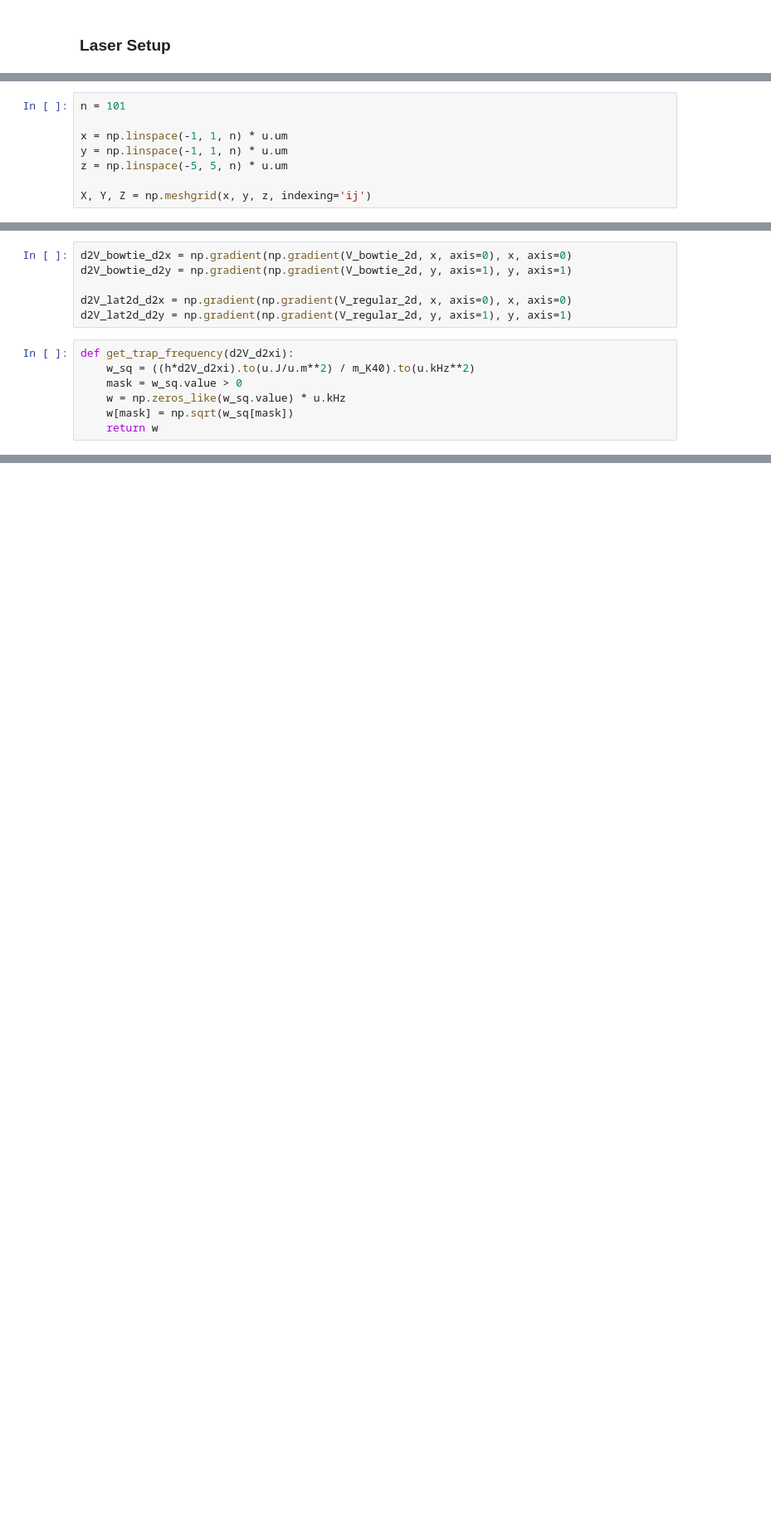
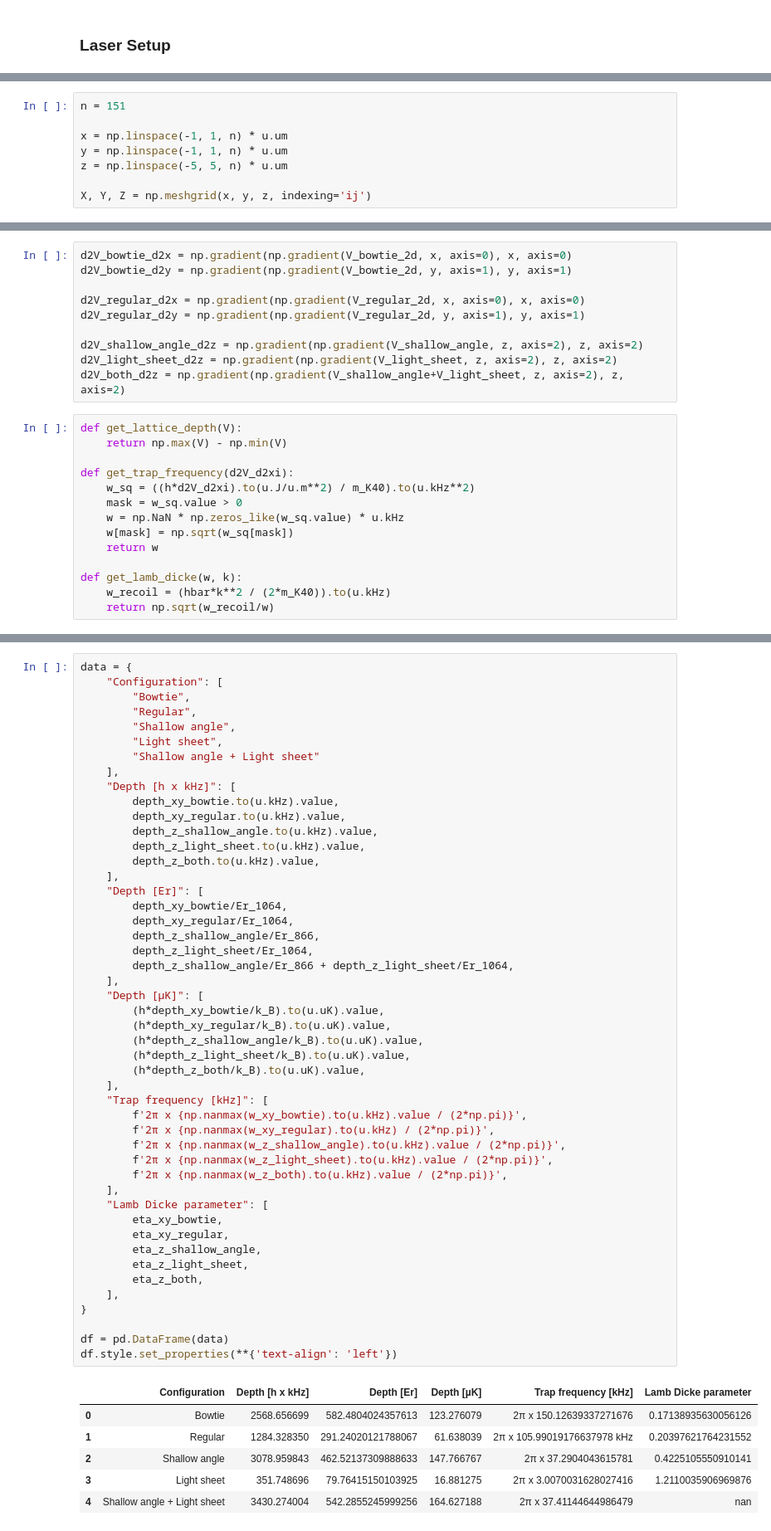
Before and after one commit to lightmat/lightmat, a Jupyter notebook: lattice.ipynb, the cells around one changed output, grey strips where cells are left out. Shown at 83% size. Drawn from its saved outputs; the diff is of its cells as text; blank space fills up the shorter version.

```diff
--- a/lattice.ipynb
+++ b/lattice.ipynb
@@ -107,5 +108,5 @@ lat3d.plot_beams()
 # %%
-n = 101
+n = 151
 
 x = np.linspace(-1, 1, n) * u.um
 y = np.linspace(-1, 1, n) * u.um
@@ -131,12 +145,23 @@ HBox(children=(Dropdown(description='Plane:', options=('xy', 'xz', 'yz'), value=
 d2V_bowtie_d2x = np.gradient(np.gradient(V_bowtie_2d, x, axis=0), x, axis=0)
 d2V_bowtie_d2y = np.gradient(np.gradient(V_bowtie_2d, y, axis=1), y, axis=1)
 
-d2V_lat2d_d2x = np.gradient(np.gradient(V_regular_2d, x, axis=0), x, axis=0)
-d2V_lat2d_d2y = np.gradient(np.gradient(V_regular_2d, y, axis=1), y, axis=1)
+d2V_regular_d2x = np.gradient(np.gradient(V_regular_2d, x, axis=0), x, axis=0)
+d2V_regular_d2y = np.gradient(np.gradient(V_regular_2d, y, axis=1), y, axis=1)
+
+d2V_shallow_angle_d2z = np.gradient(np.gradient(V_shallow_angle, z, axis=2), z, axis=2)
+d2V_light_sheet_d2z = np.gradient(np.gradient(V_light_sheet, z, axis=2), z, axis=2)
+d2V_both_d2z = np.gradient(np.gradient(V_shallow_angle+V_light_sheet, z, axis=2), z, axis=2)
 # %%
+def get_lattice_depth(V):
+    return np.max(V) - np.min(V)
+
 def get_trap_frequency(d2V_d2xi):
     w_sq = ((h*d2V_d2xi).to(u.J/u.m**2) / m_K40).to(u.kHz**2)
     mask = w_sq.value > 0
-    w = np.zeros_like(w_sq.value) * u.kHz
+    w = np.NaN * np.zeros_like(w_sq.value) * u.kHz
     w[mask] = np.sqrt(w_sq[mask])
     return w
+
+def get_lamb_dicke(w, k):
+    w_recoil = (hbar*k**2 / (2*m_K40)).to(u.kHz)
+    return np.sqrt(w_recoil/w)
@@ -286,0 +189,55 @@ alpha =  86.25373057384968
+# %%
+data = {
+    "Configuration": [
+        "Bowtie",
+        "Regular",
+        "Shallow angle",
+        "Light sheet",
+        "Shallow angle + Light sheet"
+    ],
+    "Depth [h x kHz]": [
+        depth_xy_bowtie.to(u.kHz).value,
+        depth_xy_regular.to(u.kHz).value,
+        depth_z_shallow_angle.to(u.kHz).value,
+        depth_z_light_sheet.to(u.kHz).value,
+        depth_z_both.to(u.kHz).value,
+    ],
+    "Depth [Er]": [
+        depth_xy_bowtie/Er_1064,
+        depth_xy_regular/Er_1064,
+        depth_z_shallow_angle/Er_866,
+        depth_z_light_sheet/Er_1064,
+        depth_z_shallow_angle/Er_866 + depth_z_light_sheet/Er_1064,
+    ],
+    "Depth [µK]": [
+        (h*depth_xy_bowtie/k_B).to(u.uK).value,
+        (h*depth_xy_regular/k_B).to(u.uK).value,
+        (h*depth_z_shallow_angle/k_B).to(u.uK).value,
+        (h*depth_z_light_sheet/k_B).to(u.uK).value,
+        (h*depth_z_both/k_B).to(u.uK).value,
+    ],
+    "Trap frequency [kHz]": [
+        f'2π x {np.nanmax(w_xy_bowtie).to(u.kHz).value / (2*np.pi)}',
+        f'2π x {np.nanmax(w_xy_regular).to(u.kHz) / (2*np.pi)}',
+        f'2π x {np.nanmax(w_z_shallow_angle).to(u.kHz).value / (2*np.pi)}',
+        f'2π x {np.nanmax(w_z_light_sheet).to(u.kHz).value / (2*np.pi)}',
+        f'2π x {np.nanmax(w_z_both).to(u.kHz).value / (2*np.pi)}',
+    ],
+    "Lamb Dicke parameter": [
+        eta_xy_bowtie,
+        eta_xy_regular,
+        eta_z_shallow_angle,
+        eta_z_light_sheet,
+        eta_z_both,
+    ],
+}
+
+df = pd.DataFrame(data)
+df.style.set_properties(**{'text-align': 'left'})
+# %% [output]
+|  | Configuration | Depth [h x kHz] | Depth [Er] | Depth [µK] | Trap frequency [kHz] | Lamb Dicke parameter |
+| 0 | Bowtie | 2568.656699 | 582.4804024357613 | 123.276079 | 2π x 150.12639337271676 | 0.17138935630056126 |
+| 1 | Regular | 1284.328350 | 291.24020121788067 | 61.638039 | 2π x 105.99019176637978 kHz | 0.20397621764231552 |
+| 2 | Shallow angle | 3078.959843 | 462.52137309888633 | 147.766767 | 2π x 37.2904043615781 | 0.4225105550910141 |
+| 3 | Light sheet | 351.748696 | 79.76415150103925 | 16.881275 | 2π x 3.0070031628027416 | 1.2110035906969876 |
+| 4 | Shallow angle + Light sheet | 3430.274004 | 542.2855245999256 | 164.627188 | 2π x 37.41144644986479 | nan |
```
Also changed, not shown: parts of 18 cells of this notebook, 4 other files.
